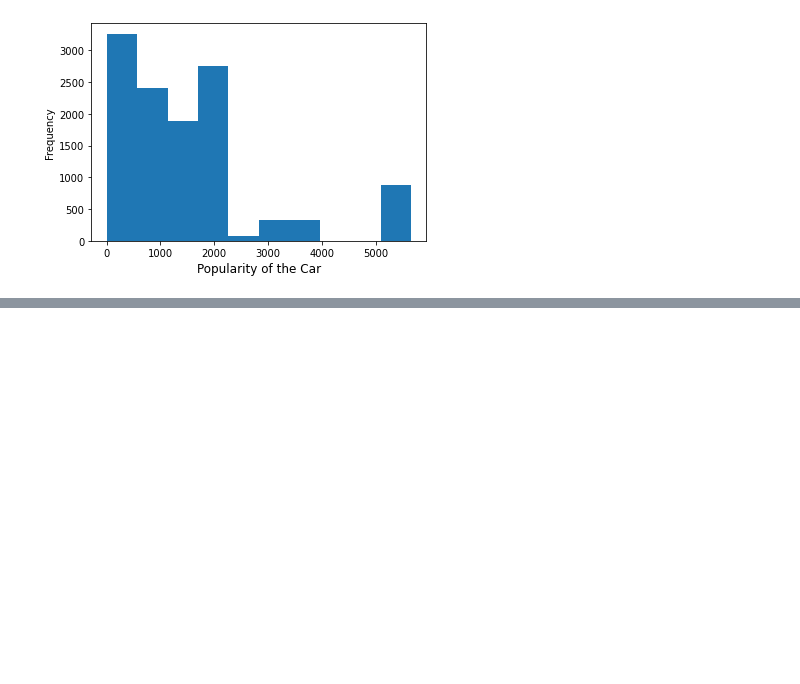
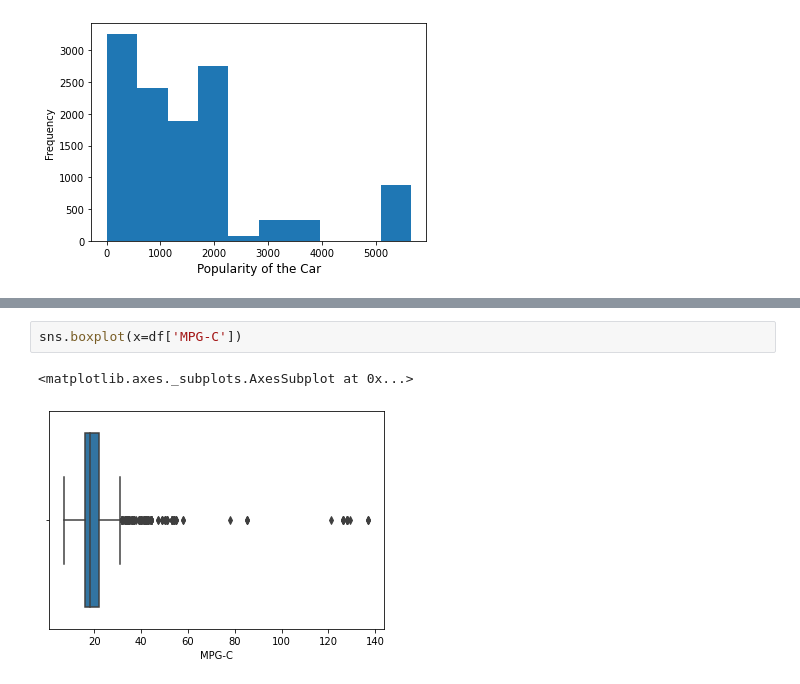
Before and after one commit to sandali17/CarPricePrediction-MachineLearning, a Jupyter notebook: Car_Price_Prediction.ipynb, the cells around one changed output, grey strips where cells are left out. Cells and saved outputs as stored; diff of their text form; blank space fills up the shorter version.

```diff
--- a/Car_Price_Prediction.ipynb
+++ b/Car_Price_Prediction.ipynb
@@ -164,0 +442,5 @@ Text(0.5, 0, 'Popularity of the Car')
+# %%
+sns.boxplot(x=df['MPG-C'])
+# %% [output]
+<matplotlib.axes._subplots.AxesSubplot at 0x...>
+[figure, added]
```
Also changed, not shown: parts of 48 cells of this notebook.
